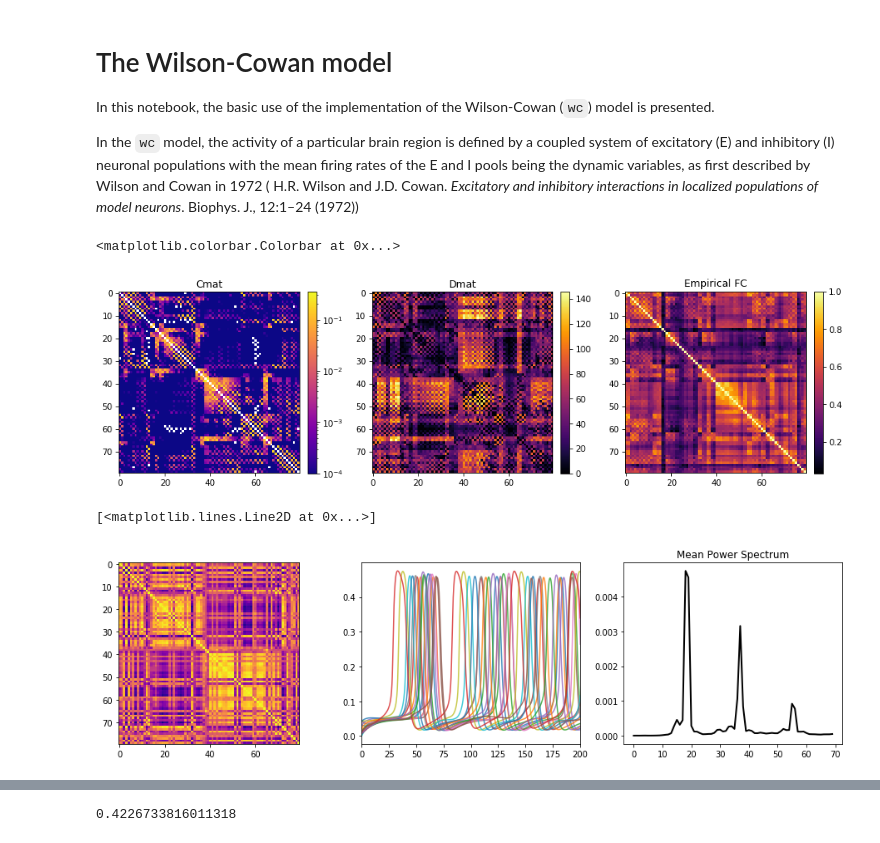
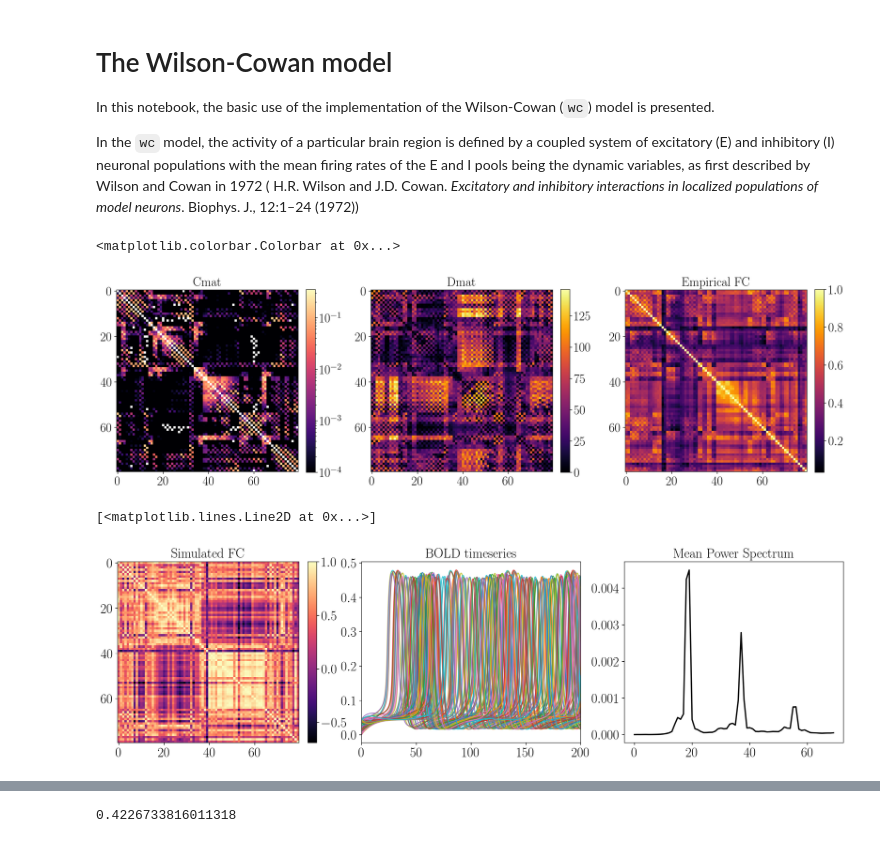
Before and after one commit to pamirozsuna/pamir_ma, a Jupyter notebook: notebooks/HC-FC-modelling.ipynb, the cells around one changed output, grey strips where cells are left out. Drawn from its saved outputs; the diff is of its cells as text; code cells hidden in the pictures.

```diff
--- a/notebooks/HC-FC-modelling.ipynb
+++ b/notebooks/HC-FC-modelling.ipynb
@@ -20,7 +20,17 @@ from scipy.io import loadmat
 from neurolib.utils.loadData import filterSubcortical
 
 # a nice color map
-plt.rcParams['image.cmap'] = 'plasma'
+plt.rcParams['image.cmap'] = 'magma'
+import matplotlib as mpl
+mpl.rcParams['figure.dpi']= 200
+plt.rcParams['xtick.labelsize'] = 20
+plt.rcParams['ytick.labelsize'] = 20
+
+from matplotlib import rc
+import matplotlib.pylab as plt
+
+rc('font', **{'family': 'serif', 'serif': ['Computer Modern']})
+rc('text', usetex=True)
 # %%
 data_path = "/Users/pamirozsuna/Desktop/pamir_ma/SCZ-FC-modelling"
 # %%
@@ -49,23 +59,24 @@ FCs = filterSubcortical(FC_tmp)
 wc = WCModel(Cmat = Cmat, Dmat = Dmat)
 # %%
 from matplotlib.colors import LogNorm
-fig, axs = plt.subplots(1, 3, figsize=(15,12), dpi=75)
+fig, axs = plt.subplots(1, 3, figsize=(20,15))
 fig.subplots_adjust(wspace=0.28)
 
 
 im = axs[0].imshow(wc.params['Cmat'], norm=LogNorm(vmin=10e-5, vmax=np.max(wc.params['Cmat'])))
-axs[0].set_title("Cmat")
+axs[0].set_title("Cmat", fontsize = 20)
 fig.colorbar(im, ax=axs[0],fraction=0.046, pad=0.04)
 im = axs[1].imshow(wc.params['lengthMat'], cmap='inferno')
-axs[1].set_title("Dmat")
+axs[1].set_title("Dmat", fontsize = 20)
 fig.colorbar(im, ax=axs[1],fraction=0.046, pad=0.04)
 im = axs[2].imshow(FCs, cmap='inferno')
-axs[2].set_title("Empirical FC")
+axs[2].set_title("Empirical FC", fontsize = 20)
 fig.colorbar(im, ax=axs[2],fraction=0.046, pad=0.04)
 # %% [output]
 <matplotlib.colorbar.Colorbar at 0x...>
-[figure, old version]
+[figure, new version]
 # %%
+wc = WCModel(Cmat = Cmat, Dmat = Dmat)
 wc.params['duration'] = 40*1000
 wc.params['exc_ext'] = 0.45
 wc.params['c_excinh'] = 10.33
@@ -76,15 +87,16 @@ wc.params['sigma_ou'] = 4.28e-05
 
 wc.run(bold = True)
 # %%
-fig, axs = plt.subplots(1, 3, figsize=(16, 4))
-#axs[0].imshow(func.fc(wc.exc[:,:-2000]))
-axs[0].imshow(func.fc(wc.BOLD.BOLD[:, wc.BOLD.t_BOLD>10*1000]))
-#axs[0].imshow(func.fc(wc.BOLD.BOLD[:, 5:]))
-axs[1].plot(wc.t, wc.exc[::5, :].T, alpha=0.8)
+fig, axs = plt.subplots(1, 3, figsize=(20, 5))
+im = axs[0].imshow(func.fc(wc.BOLD.BOLD[:, wc.BOLD.t_BOLD>10*1000]))
+fig.colorbar(im, ax=axs[0],fraction=0.046, pad=0.04)
+axs[0].set_title("Simulated FC", fontsize=20)
+axs[1].plot(wc.t, wc.exc[:, :].T, alpha=0.8)
 axs[1].set_xlim(0, 200)
-axs[2].set_title("Mean Power Spectrum")
+axs[1].set_title("BOLD timeseries", fontsize=20)
+axs[2].set_title("Mean Power Spectrum", fontsize=20)
 fr, pw = func.getMeanPowerSpectrum(wc.exc, wc.params["dt"])
 axs[2].plot(fr, pw, c='k', lw = 2)
 # %% [output]
 [<matplotlib.lines.Line2D at 0x...>]
-[figure, old version]
+[figure, new version]
```
Also changed, not shown: parts of 6 cells of this notebook, 3 other files.
